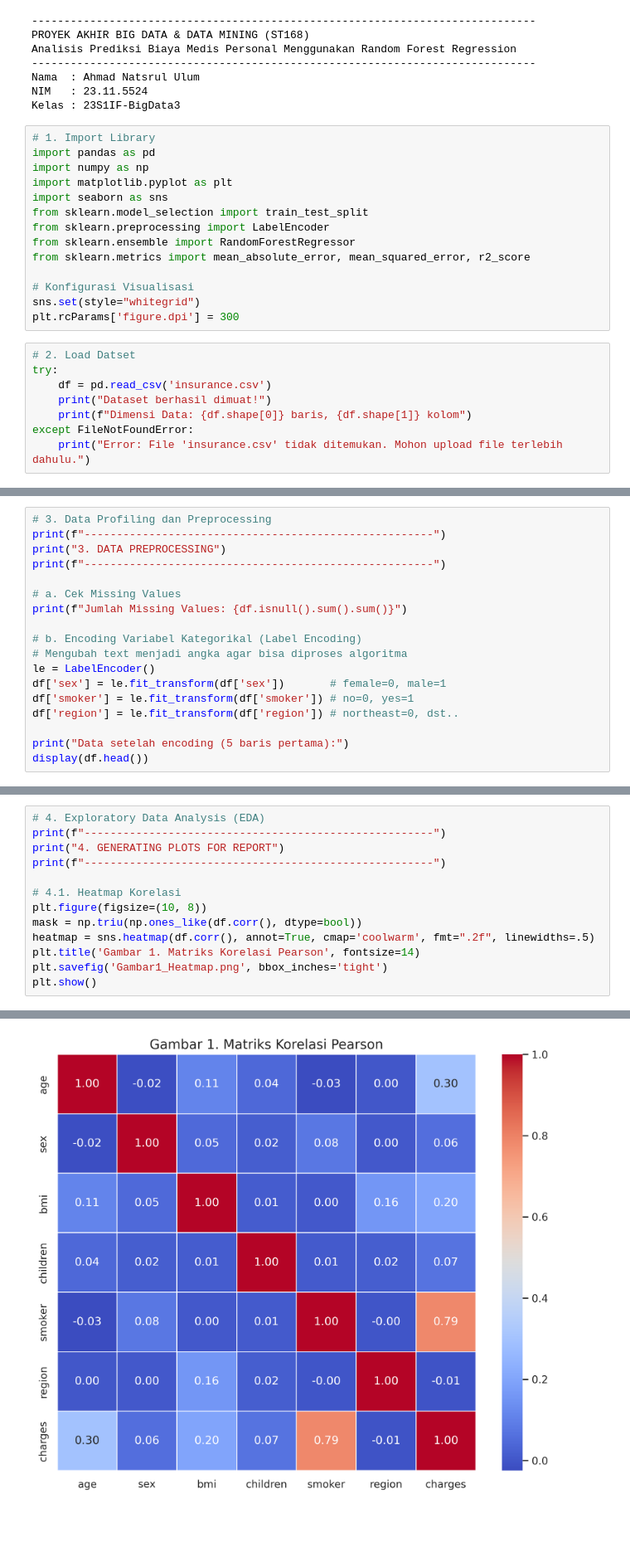
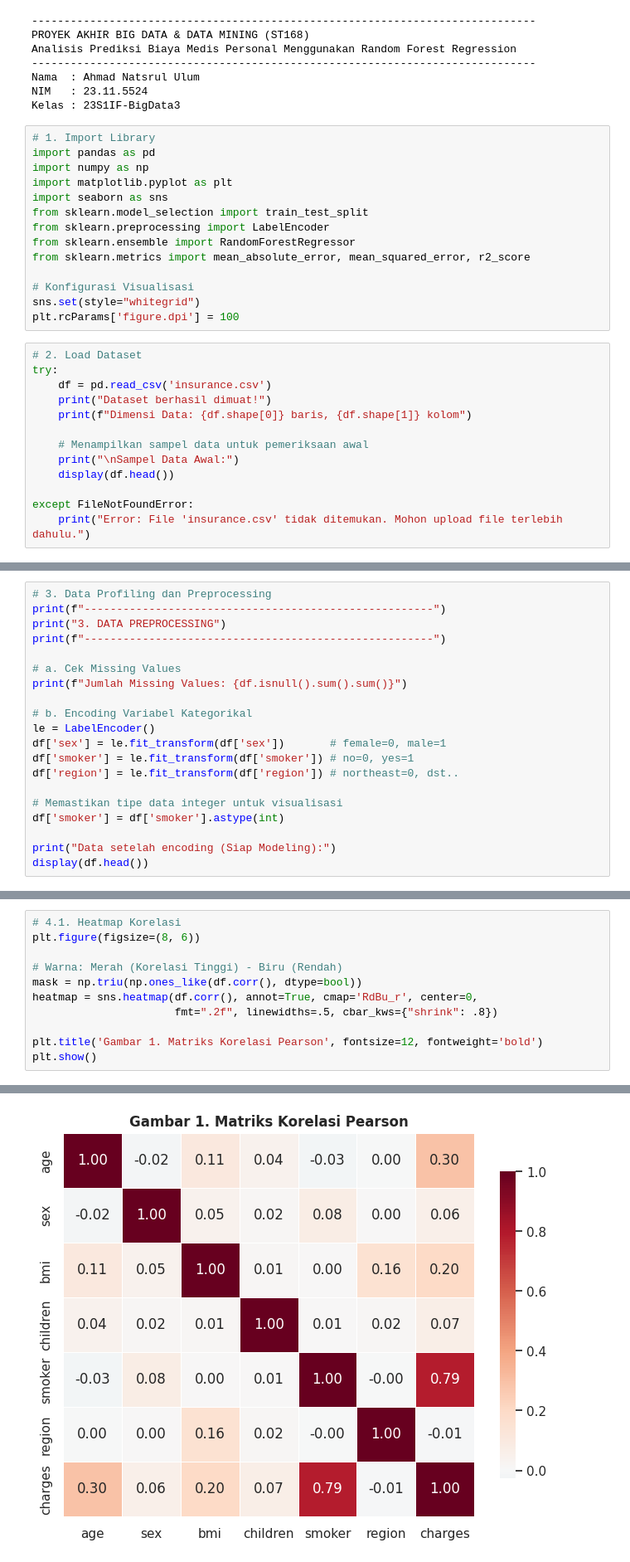
Before and after one commit to arrul37/medical-cost-prediction, a Jupyter notebook: medical_cost_prediction.ipynb, the cells around one changed output, grey strips where cells are left out. Shown at 83% size. Cells and saved outputs as stored; diff of their text form; blank space fills up the shorter version.

Commit message:
Upload Final Project UAS Big Data & Data Mining ver 1.1

```diff
--- a/medical_cost_prediction.ipynb
+++ b/medical_cost_prediction.ipynb
@@ -27,13 +27,18 @@ from sklearn.metrics import mean_absolute_error, mean_squared_error, r2_score
 
 # Konfigurasi Visualisasi
 sns.set(style="whitegrid")
-plt.rcParams['figure.dpi'] = 300
+plt.rcParams['figure.dpi'] = 100
 # %%
-# 2. Load Datset
+# 2. Load Dataset
 try:
     df = pd.read_csv('insurance.csv')
     print("Dataset berhasil dimuat!")
     print(f"Dimensi Data: {df.shape[0]} baris, {df.shape[1]} kolom")
+
+    # Menampilkan sampel data untuk pemeriksaan awal
+    print("\nSampel Data Awal:")
+    display(df.head())
+
 except FileNotFoundError:
     print("Error: File 'insurance.csv' tidak ditemukan. Mohon upload file terlebih dahulu.")
 # %% [output]
@@ -48,14 +61,16 @@ print(f"------------------------------------------------------")
 # a. Cek Missing Values
 print(f"Jumlah Missing Values: {df.isnull().sum().sum()}")
 
-# b. Encoding Variabel Kategorikal (Label Encoding)
-# Mengubah text menjadi angka agar bisa diproses algoritma
+# b. Encoding Variabel Kategorikal
 le = LabelEncoder()
 df['sex'] = le.fit_transform(df['sex'])       # female=0, male=1
 df['smoker'] = le.fit_transform(df['smoker']) # no=0, yes=1
 df['region'] = le.fit_transform(df['region']) # northeast=0, dst..
 
-print("Data setelah encoding (5 baris pertama):")
+# Memastikan tipe data integer untuk visualisasi
+df['smoker'] = df['smoker'].astype(int)
+
+print("Data setelah encoding (Siap Modeling):")
 display(df.head())
 # %% [output]
 ------------------------------------------------------
@@ -70,16 +85,14 @@ Data setelah encoding (5 baris pertama):
 | 3 | 33 | 1 | 22.705 | 0 | 0 | 1 | 21984.47061 |
 | 4 | 32 | 1 | 28.880 | 0 | 0 | 1 | 3866.85520 |
 # %%
-# 4. Exploratory Data Analysis (EDA)
-print(f"------------------------------------------------------")
-print("4. GENERATING PLOTS FOR REPORT")
-print(f"------------------------------------------------------")
+# 4.1. Heatmap Korelasi
+plt.figure(figsize=(8, 6))
 
-# 4.1. Heatmap Korelasi
-plt.figure(figsize=(10, 8))
+# Warna: Merah (Korelasi Tinggi) - Biru (Rendah)
 mask = np.triu(np.ones_like(df.corr(), dtype=bool))
-heatmap = sns.heatmap(df.corr(), annot=True, cmap='coolwarm', fmt=".2f", linewidths=.5)
-plt.title('Gambar 1. Matriks Korelasi Pearson', fontsize=14)
-plt.savefig('Gambar1_Heatmap.png', bbox_inches='tight')
+heatmap = sns.heatmap(df.corr(), annot=True, cmap='RdBu_r', center=0,
+                      fmt=".2f", linewidths=.5, cbar_kws={"shrink": .8})
+
+plt.title('Gambar 1. Matriks Korelasi Pearson', fontsize=12, fontweight='bold')
 plt.show()
 # %% [output]
@@ -89,3 +99,3 @@ plt.show()
-[figure, old version]
+[figure, new version]
 # %%
 # 4.2. Boxplot (Smoker vs Charges)
```
Also changed, not shown: parts of 9 cells of this notebook, 2 other files.
